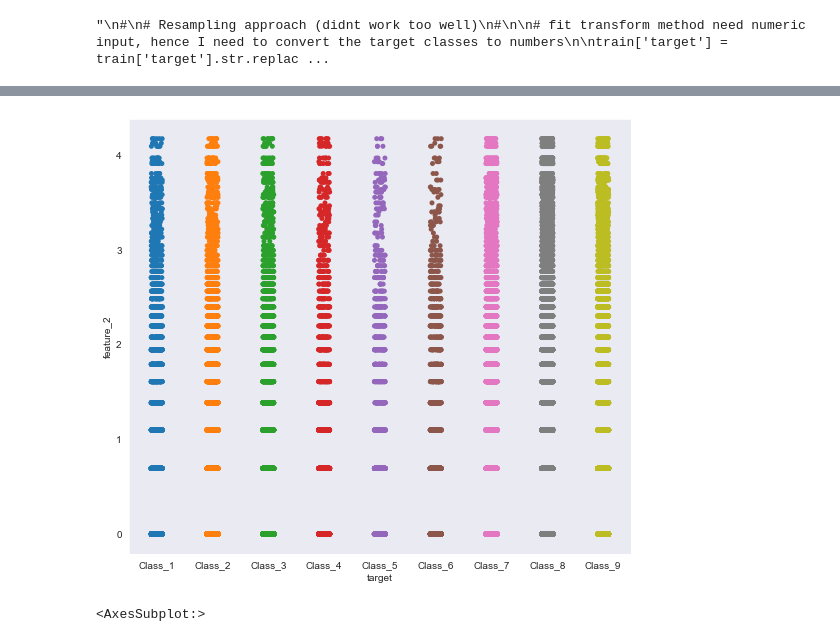
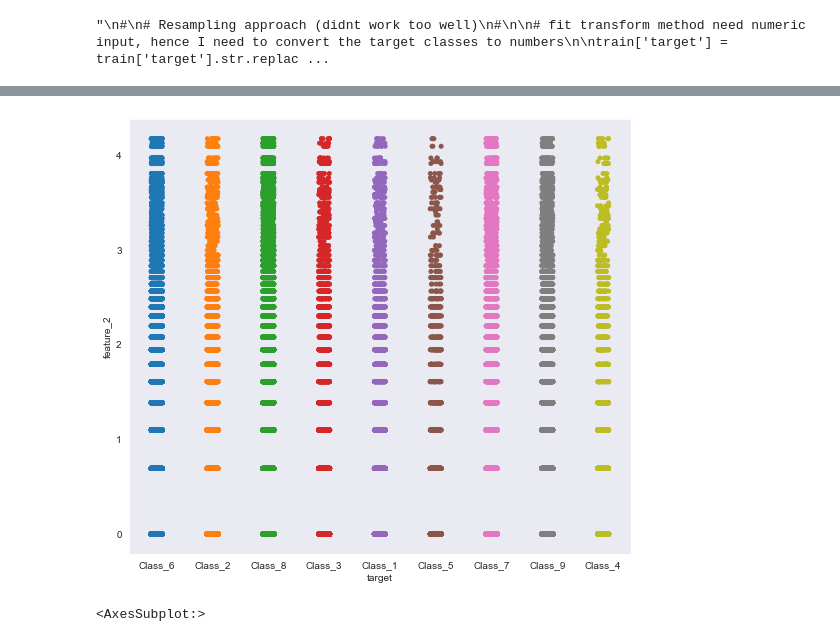
Before and after one commit to zoidgerd/kaggle, a Jupyter notebook: tbs-jun/dataprep.ipynb, the cells around one changed output, grey strips where cells are left out. Drawn from its saved outputs; the diff is of its cells as text; code cells hidden in the pictures.

```diff
--- a/tbs-jun/dataprep.ipynb
+++ b/tbs-jun/dataprep.ipynb
@@ -170,16 +170,16 @@ sns.displot(train_undersample["feature_43"], color="b")
 # %%
 #
 # examine distribution of features among the targets
 #
 sns.set_style('dark')
 sns.set_color_codes(palette='deep')
 fig, ax = plt.subplots(figsize=(9,8))
 
-sns.stripplot(x = "target", y = "feature_2", data = train_undersample, jitter = True, label="train")
+sns.stripplot(x = "target", y = "feature_2", data = train, jitter = True, label="train")
 
 plt.show()
 # %% [output]
-[figure, old version]
+[figure, new version]
 # %%
 #
 # examine correlation between features
```
Also changed, not shown: parts of 5 cells of this notebook, 1 other file.
